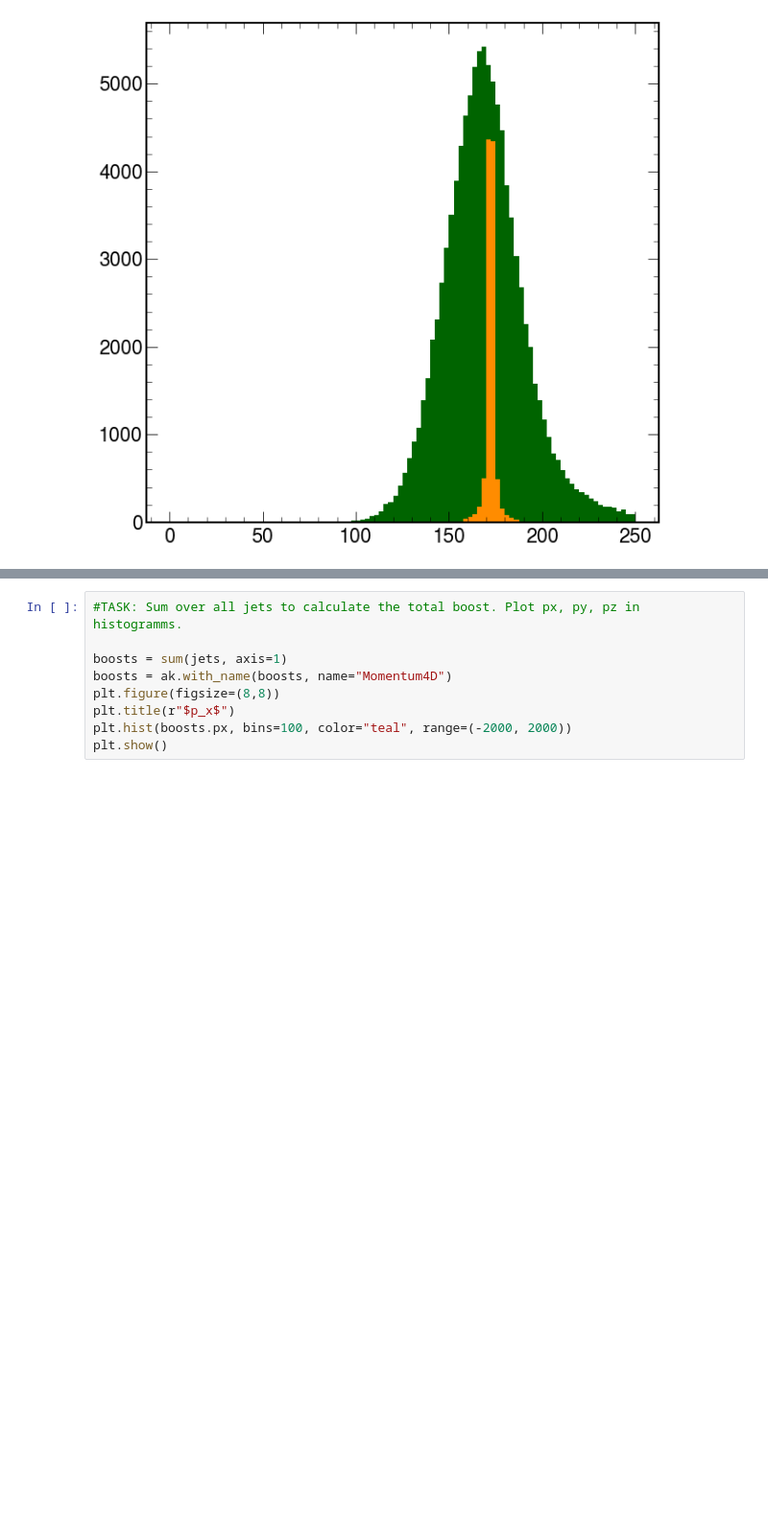
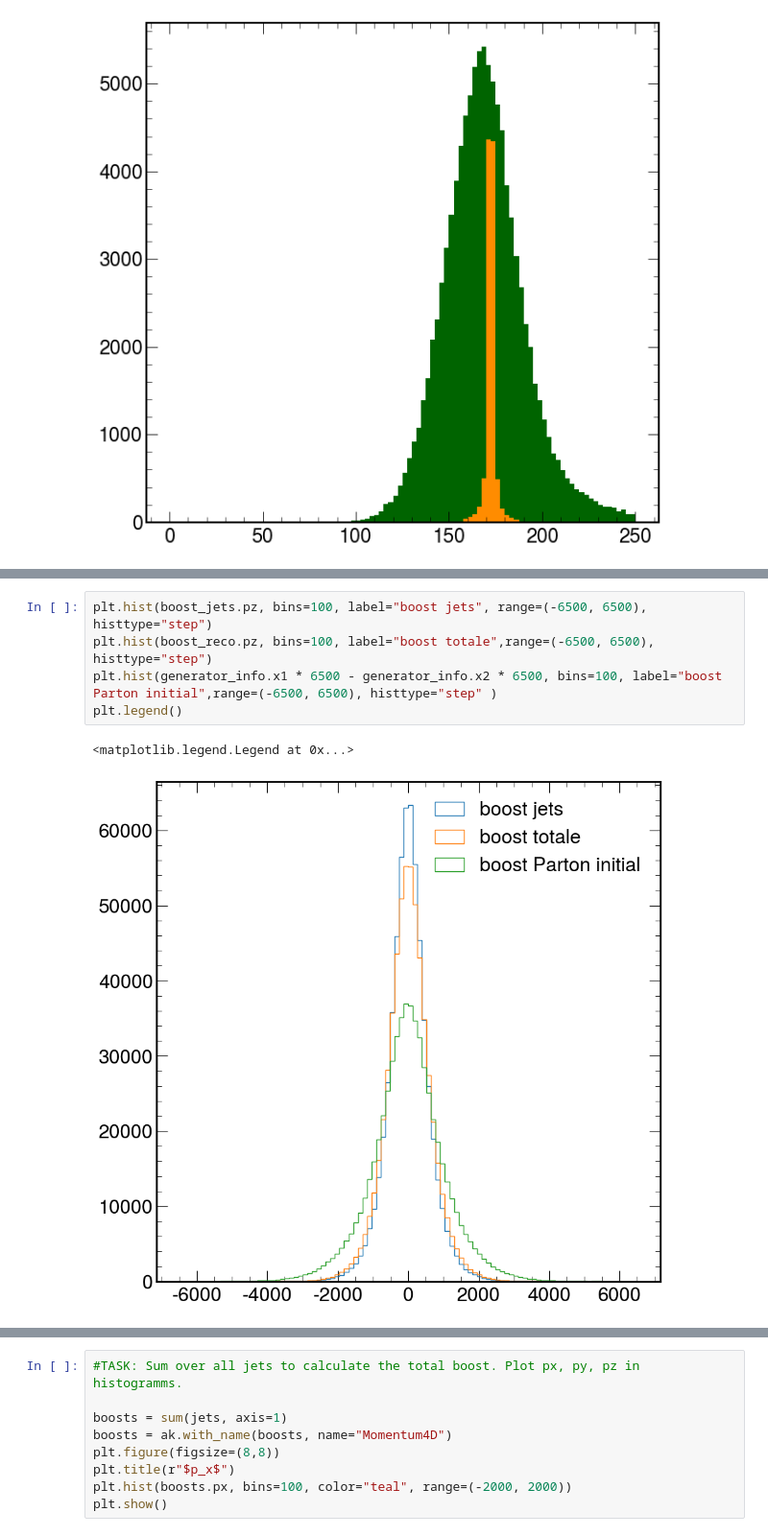
Before and after one commit to valsdav/ttHbb_jets_partons_studies, a Jupyter notebook: GenLevelPlots.ipynb, the cells around one changed output, grey strips where cells are left out. Shown: that part at 96% size. Drawn from its saved outputs; the diff is of its cells as text; blank space fills up the shorter version.

```diff
--- a/GenLevelPlots.ipynb
+++ b/GenLevelPlots.ipynb
@@ -171,0 +205,8 @@ jets[0].eta
+# %%
+plt.hist(boost_jets.pz, bins=100, label="boost jets", range=(-6500, 6500), histtype="step")
+plt.hist(boost_reco.pz, bins=100, label="boost totale",range=(-6500, 6500), histtype="step")
+plt.hist(generator_info.x1 * 6500 - generator_info.x2 * 6500, bins=100, label="boost Parton initial",range=(-6500, 6500), histtype="step" )
+plt.legend()
+# %% [output]
+<matplotlib.legend.Legend at 0x...>
+[figure, added]
```
Also changed, not shown: parts of 14 cells of this notebook.
